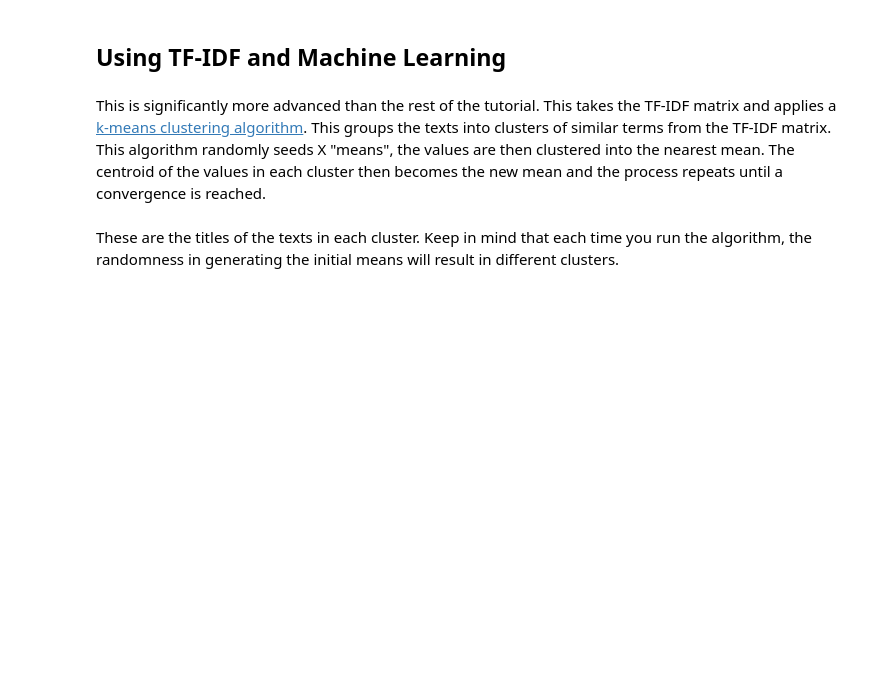
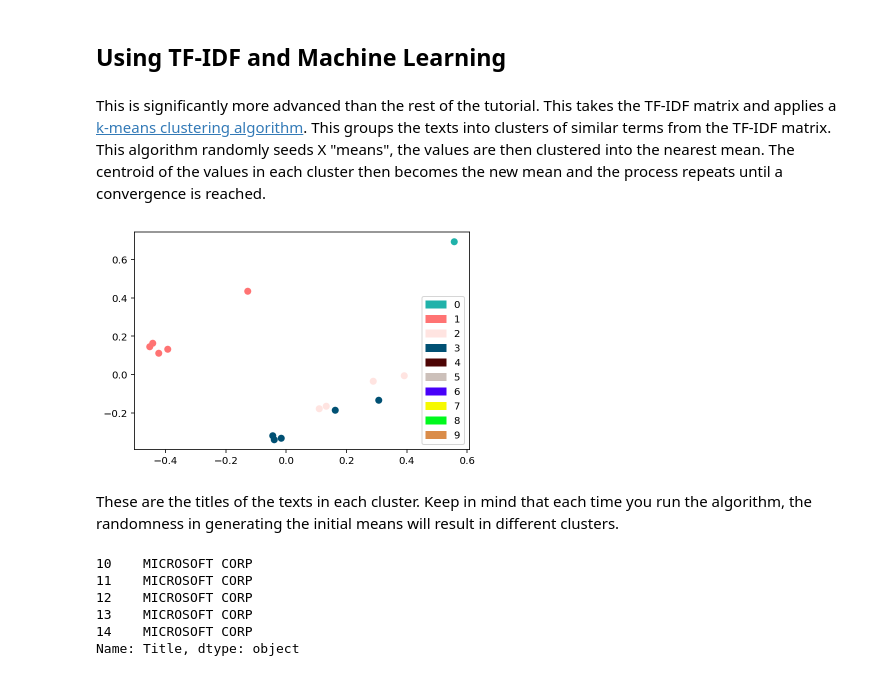
Before and after one commit to SouthernMethodistUniversity/text_mining_with_python, a Jupyter notebook: intermediate_textmining.ipynb, the cells around one changed output. Saved outputs shown, nothing was run; the diff lists cells and outputs as text; code cells hidden in the pictures; blank space fills up the shorter version.

```diff
--- a/intermediate_textmining.ipynb
+++ b/intermediate_textmining.ipynb
@@ -45,0 +70,4 @@ Here we can see all the information available to us from the file in the form of
+# %%
+company = Company("INTERNATIONAL BUSINESS MACHINES CORP", "0000051143")
+doc = company.get_10K()
+text = TXTML.parse_full_10K(doc)
@@ -45,0 +91,5 @@ Here we can see all the information available to us from the file in the form of
+# %%
+companies = [['AMAZON COM INC','0001018724'],
+            ['Alphabet Inc.','0001652044'],
+            ['MICROSOFT CORP','0000789019']
+            ]
@@ -45,0 +107,22 @@ Here we can see all the information available to us from the file in the form of
+# %%
+def get_edgar(ll, n):
+    filinglist = []
+    for el in ll:
+        company = Company(el[0], el[1])
+        tree = company.get_all_filings(filing_type = "10-K")
+        docs = Company.get_documents(tree, no_of_documents=n, as_documents=True)
+        texts = Company.get_documents(tree, no_of_documents=n, as_documents=False)
+        if n<2:
+            docs=[docs]
+            texts=[texts]
+        for i in range(n):
+            date = docs[i].content['Filing Date']
+            text = TXTML.parse_full_10K(texts[i])
+            filinglist.append([el[0],el[1],date,text])
+    df = pd.DataFrame(filinglist, columns=['Title','CIK','10K_Filing','Story'])
+    return df
+# %%
+data = get_edgar(companies,5)
+
+data = data.reset_index()
+data.rename(columns={'index':'Index'},inplace=True)
@@ -411,7 +689,7 @@ from sklearn.cluster import KMeans
 from sklearn.decomposition import PCA
 from sklearn.manifold import TSNE
 
-groups = 10
+groups = 4
 
 num_clusters = groups
 num_seeds = groups
@@ -437,33 +715,35 @@ clustering_model = KMeans(
 
 labels = clustering_model.fit_predict(tf_idf_matrix)
 #print(labels)
 
 X = tf_idf_matrix.todense()
 
 # ----------------------------------------------------------------------------------------------------------------------
 
 reduced_data = PCA(n_components=pca_num_components).fit_transform(X)
 # print(reduced_data)
 
 import matplotlib.patches as mpatches
 legendlist=[mpatches.Patch(color=labels_color_map[key],label=str(key))for key in labels_color_map.keys()]
 
 fig, ax = plt.subplots()
 for index, instance in enumerate(reduced_data):
     #print(instance, index, labels[index])
     pca_comp_1, pca_comp_2 = reduced_data[index]
     color = labels_color_map[labels[index]]
     ax.scatter(pca_comp_1, pca_comp_2, c=color)
 plt.legend(handles=legendlist)
 plt.show()
 
 
 
 # t-SNE plot
 #embeddings = TSNE(n_components=tsne_num_components)
 #Y = embeddings.fit_transform(X)
 #plt.scatter(Y[:, 0], Y[:, 1], cmap=plt.cm.Spectral)
 #plt.show()
+# %% [output]
+[figure, added]
 # %%
 tfidf_test = tf1.sort_values(by='tfidf', ascending=False)[:1000]
 # %%
@@ -475,7 +755,14 @@ for i in range(len(title_groups)):
     data.loc[i,'Group'] = title_groups[i][0]
 # %%
 grp=1
-data[data['Group']==grp]['Title'].sample(15)
+data[data['Group']==grp]['Title']#.sample(15)
+# %% [output]
+10    MICROSOFT CORP
+11    MICROSOFT CORP
+12    MICROSOFT CORP
+13    MICROSOFT CORP
+14    MICROSOFT CORP
+Name: Title, dtype: object
 # %%
 for i in range(groups):
     print("")
```
Also changed, not shown: parts of 39 cells of this notebook, 2 other files.
